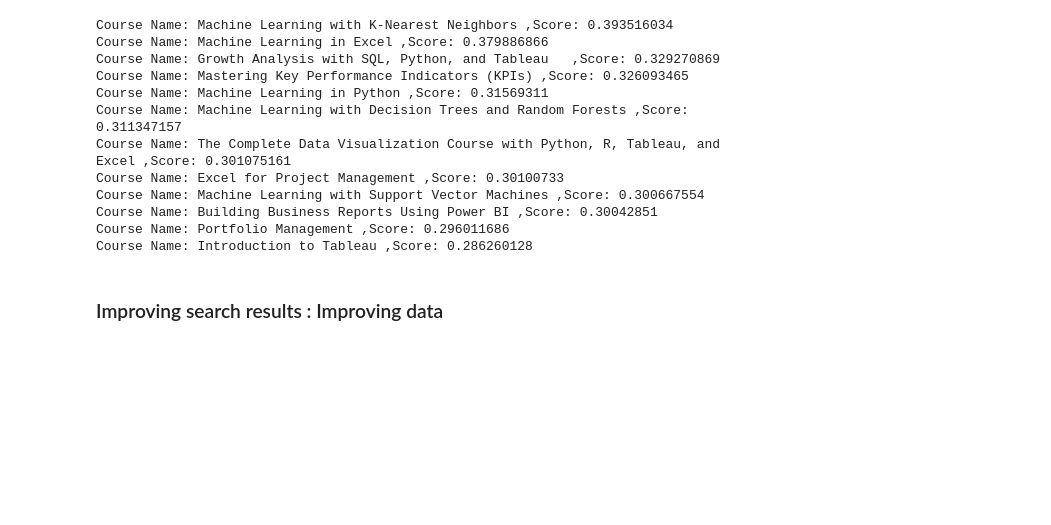
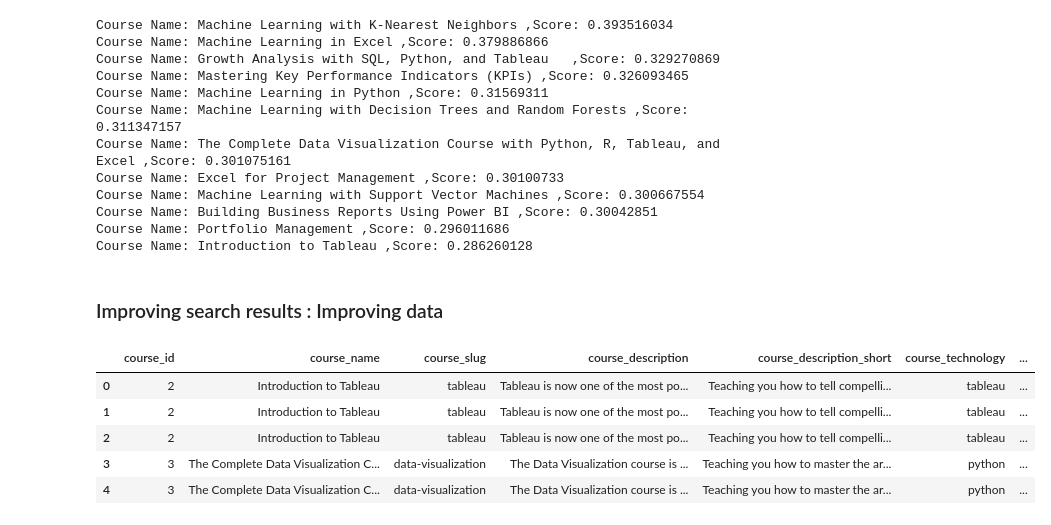
Before and after one commit to FrazerJHogg/Udemy-AI-Engineer-LangChain, a Jupyter notebook: Sematic_search.ipynb, the cells around one changed output. Saved outputs shown, nothing was run; the diff lists cells and outputs as text; code cells hidden in the pictures; blank space fills up the shorter version.

Commit message:
Improved input data to improve semantic search

```diff
--- a/Sematic_search.ipynb
+++ b/Sematic_search.ipynb
@@ -175,3 +175,13 @@ Course Name: Portfolio Management ,Score: 0.296011686
 Course Name: Introduction to Tableau ,Score: 0.286260128
 # %% [markdown]
 ### Improving search results : Improving data
+# %%
+files = pd.read_csv('course_section_descriptions.csv', encoding='cp1252')
+files.head()
+# %% [output]
+|  | course_id | course_name | course_slug | course_description | course_description_short | course_technology | ... |
+| 0 | 2 | Introduction to Tableau | tableau | Tableau is now one of the most po... | Teaching you how to tell compelli... | tableau | ... |
+| 1 | 2 | Introduction to Tableau | tableau | Tableau is now one of the most po... | Teaching you how to tell compelli... | tableau | ... |
+| 2 | 2 | Introduction to Tableau | tableau | Tableau is now one of the most po... | Teaching you how to tell compelli... | tableau | ... |
+| 3 | 3 | The Complete Data Visualization C... | data-visualization | The Data Visualization course is ... | Teaching you how to master the ar... | python | ... |
+| 4 | 3 | The Complete Data Visualization C... | data-visualization | The Data Visualization course is ... | Teaching you how to master the ar... | python | ... |
```
Also changed, not shown: parts of 9 cells of this notebook.
